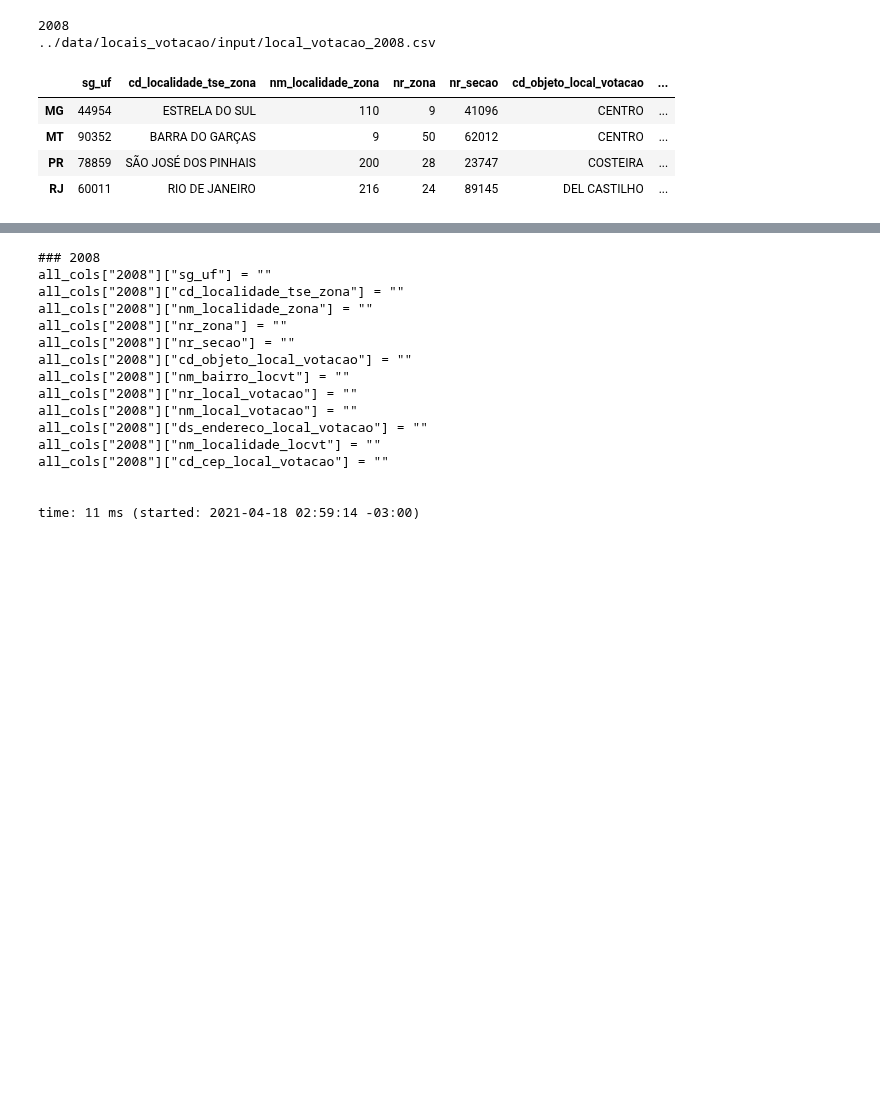
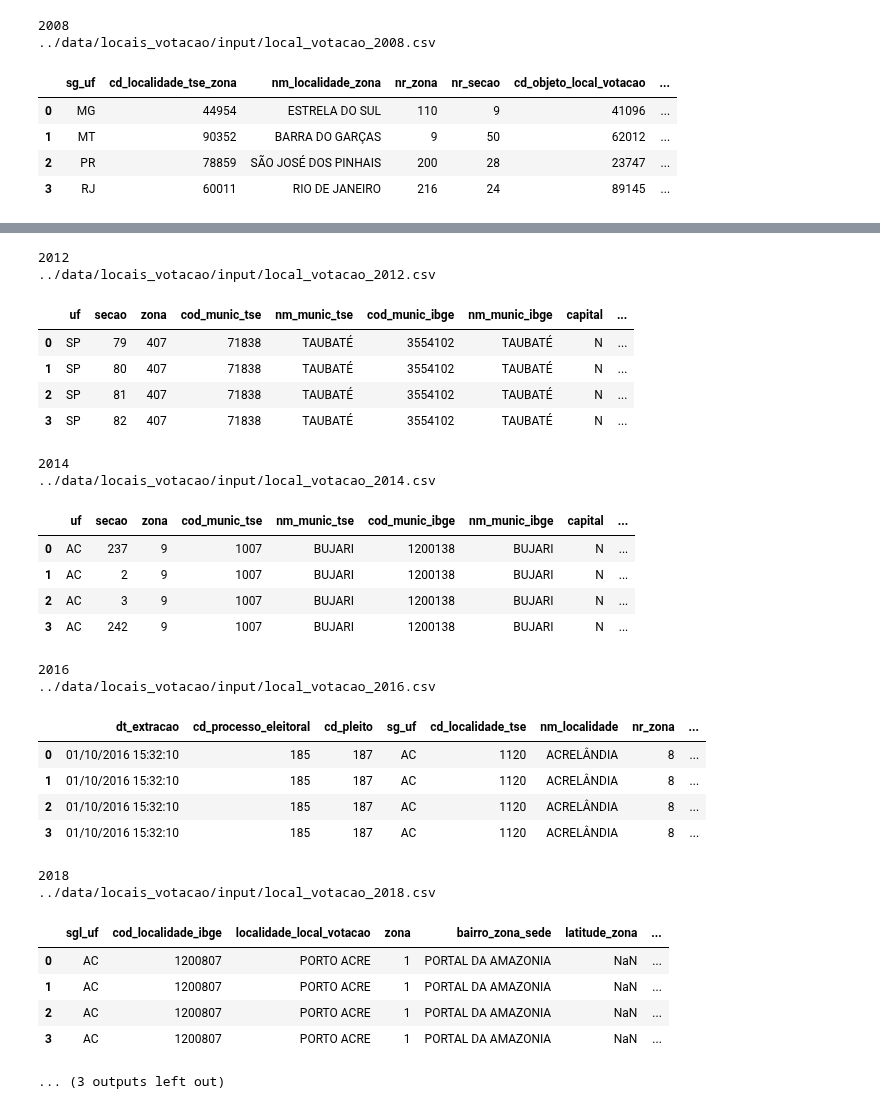
Before and after one commit to d116626/mais_projects, a Jupyter notebook: notebooks/locais_votacao.ipynb, the cells around one changed output, grey strips where cells are left out. Saved outputs shown, nothing was run; the diff lists cells and outputs as text; code cells hidden in the pictures; blank space fills up the shorter version.

```diff
--- a/notebooks/locais_votacao.ipynb
+++ b/notebooks/locais_votacao.ipynb
@@ -72,26 +82,23 @@ time: 12.8 ms (started: 2021-04-18 02:57:43 -03:00)
 # %%
 files = glob.glob("../data/locais_votacao/input/*")
 all_cols = {}
-for file in files[:1]:
+for file in files:
     ano = re.findall(r'\d\d\d\d', file)[0]
     print(ano)
     print(file)
 
-    if ano=='2012':
-        df = pd.read_excel(file, dtype=str, sheet_name='Plan2')
-    else:
-        df = pd.read_csv(file, sep=';', encoding='latin1', dtype=str, nrows=4)
 
+    df = pd.read_csv(file, sep=';', encoding='latin1', dtype=str, nrows=4, index_col=False)
     df.columns = normalize_cols(df.columns)
 
     all_cols[ano]={f"{col}":"" for col in df.columns.to_list()}
 
     display(df.head())
 # %% [output]
 2008
 ../data/locais_votacao/input/local_votacao_2008.csv
 |  | sg_uf | cd_localidade_tse_zona | nm_localidade_zona | nr_zona | nr_secao | cd_objeto_local_votacao | ... |
-| MG | 44954 | ESTRELA DO SUL | 110 | 9 | 41096 | CENTRO | ... |
-| MT | 90352 | BARRA DO GARÇAS | 9 | 50 | 62012 | CENTRO | ... |
-| PR | 78859 | SÃO JOSÉ DOS PINHAIS | 200 | 28 | 23747 | COSTEIRA | ... |
-| RJ | 60011 | RIO DE JANEIRO | 216 | 24 | 89145 | DEL CASTILHO | ... |
+| 0 | MG | 44954 | ESTRELA DO SUL | 110 | 9 | 41096 | ... |
+| 1 | MT | 90352 | BARRA DO GARÇAS | 9 | 50 | 62012 | ... |
+| 2 | PR | 78859 | SÃO JOSÉ DOS PINHAIS | 200 | 28 | 23747 | ... |
+| 3 | RJ | 60011 | RIO DE JANEIRO | 216 | 24 | 89145 | ... |
@@ -99,19 +112,29 @@ time: 77.8 ms (started: 2021-04-18 02:59:01 -03:00)
+2012
+../data/locais_votacao/input/local_votacao_2012.csv
+|  | uf | secao | zona | cod_munic_tse | nm_munic_tse | cod_munic_ibge | nm_munic_ibge | capital | ... |
+| 0 | SP | 79 | 407 | 71838 | TAUBATÉ | 3554102 | TAUBATÉ | N | ... |
+| 1 | SP | 80 | 407 | 71838 | TAUBATÉ | 3554102 | TAUBATÉ | N | ... |
+| 2 | SP | 81 | 407 | 71838 | TAUBATÉ | 3554102 | TAUBATÉ | N | ... |
+| 3 | SP | 82 | 407 | 71838 | TAUBATÉ | 3554102 | TAUBATÉ | N | ... |
+2014
+../data/locais_votacao/input/local_votacao_2014.csv
+|  | uf | secao | zona | cod_munic_tse | nm_munic_tse | cod_munic_ibge | nm_munic_ibge | capital | ... |
+| 0 | AC | 237 | 9 | 1007 | BUJARI | 1200138 | BUJARI | N | ... |
+| 1 | AC | 2 | 9 | 1007 | BUJARI | 1200138 | BUJARI | N | ... |
+| 2 | AC | 3 | 9 | 1007 | BUJARI | 1200138 | BUJARI | N | ... |
+| 3 | AC | 242 | 9 | 1007 | BUJARI | 1200138 | BUJARI | N | ... |
+2016
+../data/locais_votacao/input/local_votacao_2016.csv
+|  | dt_extracao | cd_processo_eleitoral | cd_pleito | sg_uf | cd_localidade_tse | nm_localidade | nr_zona | ... |
+| 0 | 01/10/2016 15:32:10 | 185 | 187 | AC | 1120 | ACRELÂNDIA | 8 | ... |
+| 1 | 01/10/2016 15:32:10 | 185 | 187 | AC | 1120 | ACRELÂNDIA | 8 | ... |
+| 2 | 01/10/2016 15:32:10 | 185 | 187 | AC | 1120 | ACRELÂNDIA | 8 | ... |
+| 3 | 01/10/2016 15:32:10 | 185 | 187 | AC | 1120 | ACRELÂNDIA | 8 | ... |
+2018
+../data/locais_votacao/input/local_votacao_2018.csv
+|  | sgl_uf | cod_localidade_ibge | localidade_local_votacao | zona | bairro_zona_sede | latitude_zona | ... |
+| 0 | AC | 1200807 | PORTO ACRE | 1 | PORTAL DA AMAZONIA | NaN | ... |
+| 1 | AC | 1200807 | PORTO ACRE | 1 | PORTAL DA AMAZONIA | NaN | ... |
+| 2 | AC | 1200807 | PORTO ACRE | 1 | PORTAL DA AMAZONIA | NaN | ... |
+| 3 | AC | 1200807 | PORTO ACRE | 1 | PORTAL DA AMAZONIA | NaN | ... |
+... (3 outputs left out)
-# %%
-genarete_replace_dict(all_cols)
-# %% [output]
-### 2008
-all_cols["2008"]["sg_uf"] = ""
-all_cols["2008"]["cd_localidade_tse_zona"] = ""
-all_cols["2008"]["nm_localidade_zona"] = ""
-all_cols["2008"]["nr_zona"] = ""
-all_cols["2008"]["nr_secao"] = ""
-all_cols["2008"]["cd_objeto_local_votacao"] = ""
-all_cols["2008"]["nm_bairro_locvt"] = ""
-all_cols["2008"]["nr_local_votacao"] = ""
-all_cols["2008"]["nm_local_votacao"] = ""
-all_cols["2008"]["ds_endereco_local_votacao"] = ""
-all_cols["2008"]["nm_localidade_locvt"] = ""
-all_cols["2008"]["cd_cep_local_votacao"] = ""
-
-
-time: 11 ms (started: 2021-04-18 02:59:14 -03:00)
```
Also changed, not shown: parts of 15 cells of this notebook, 1 other file.
